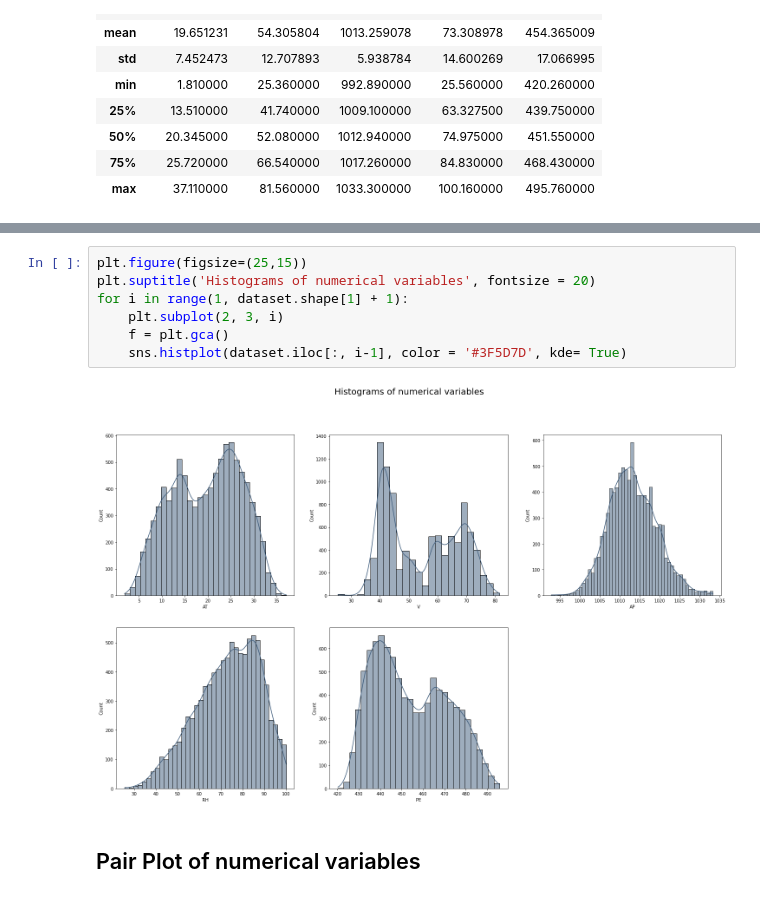
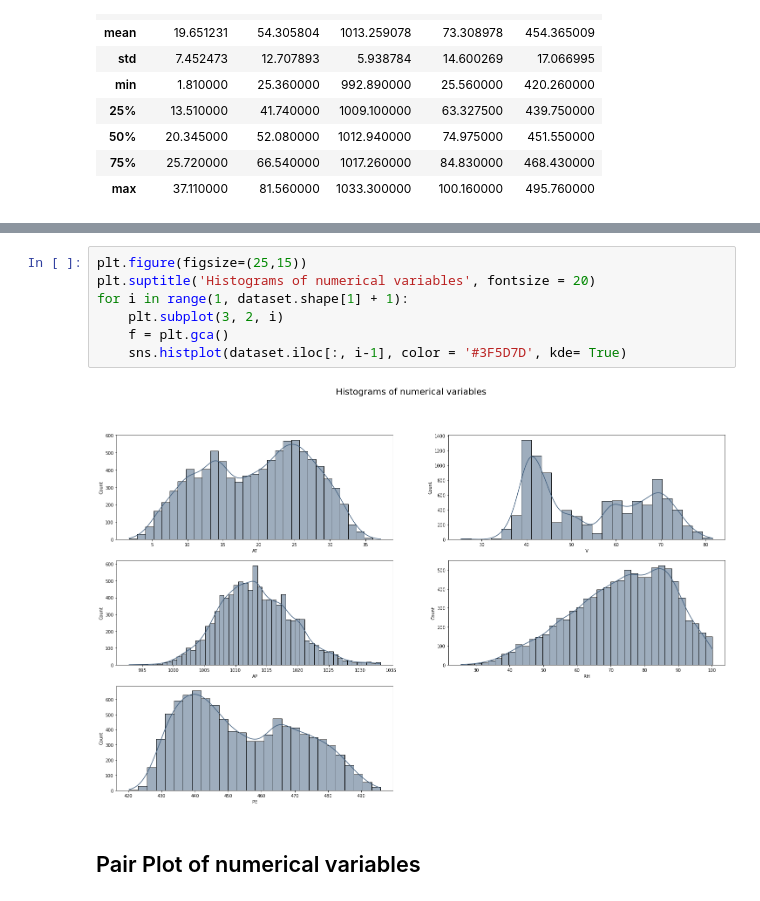
Before and after one commit to IgorMeloS/Machine-Learning, a Jupyter notebook: 2 - Regression Models/2 - Combined Cycle Power Plant/Combined_Cycle_Power_Plant.ipynb, the cells around one changed output, grey strips where cells are left out. Cells and saved outputs as stored; diff of their text form.

```diff
--- a/2 - Regression Models/2 - Combined Cycle Power Plant/Combined_Cycle_Power_Plant.ipynb
+++ b/2 - Regression Models/2 - Combined Cycle Power Plant/Combined_Cycle_Power_Plant.ipynb
@@ -101,12 +104,12 @@ dataset.describe()
 # %%
 plt.figure(figsize=(25,15))
 plt.suptitle('Histograms of numerical variables', fontsize = 20)
 for i in range(1, dataset.shape[1] + 1):
-    plt.subplot(2, 3, i)
+    plt.subplot(3, 2, i)
     f = plt.gca()
     sns.histplot(dataset.iloc[:, i-1], color = '#3F5D7D', kde= True)
 # %% [output]
-[figure, old version]
+[figure, new version]
 # %% [markdown]
 ## Pair Plot of numerical variables
 # %%
```
Also changed, not shown: parts of 16 cells of this notebook.
